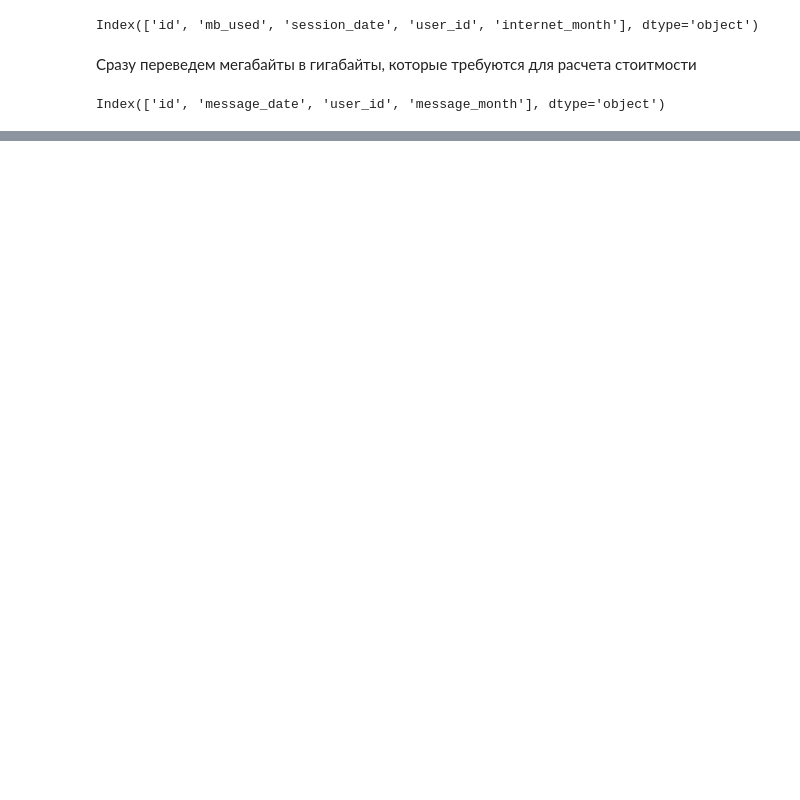
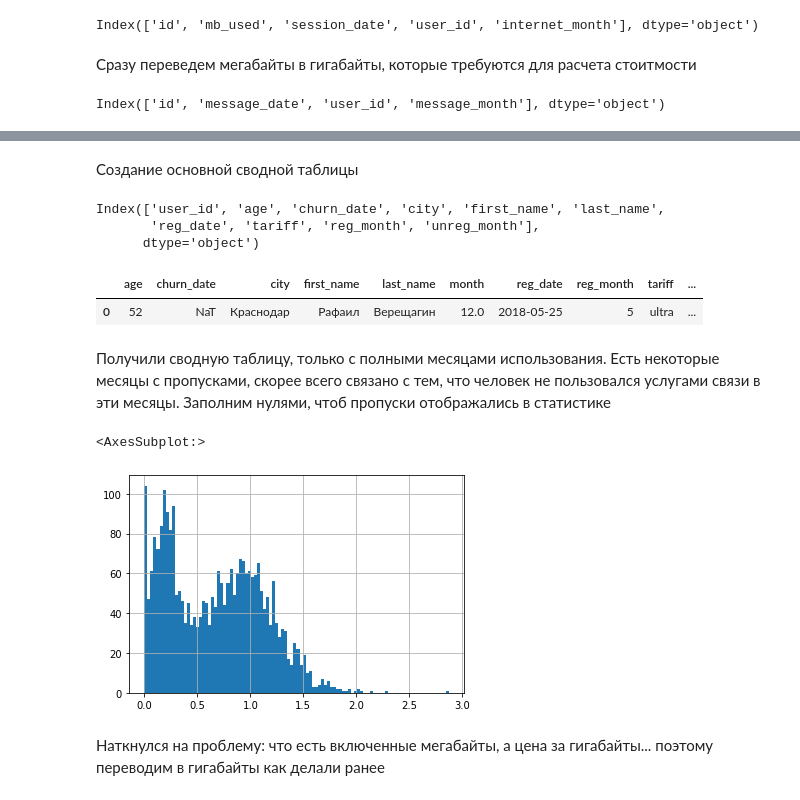
Before and after one commit to mangustik228/project_ds_5, a Jupyter notebook: project_5.ipynb, the cells around one changed output, grey strips where cells are left out. Cells and saved outputs as stored; diff of their text form; code cells hidden in the pictures; blank space fills up the shorter version.

```diff
--- a/project_5.ipynb
+++ b/project_5.ipynb
@@ -253,0 +255,2 @@ df_pivot_all = df_users.merge(df_pivot_calls, how='outer', on=['user_id'])
+# %% [markdown]
+Создание основной сводной таблицы
@@ -253,0 +260,9 @@ df_pivot_all = df_users.merge(df_pivot_calls, how='outer', on=['user_id'])
+# %%
+df_users.columns
+# %% [output]
+Index(['user_id', 'age', 'churn_date', 'city', 'first_name', 'last_name',
+       'reg_date', 'tariff', 'reg_month', 'unreg_month'],
+      dtype='object')
+# %%
+df_main = pd.DataFrame(columns=['user_id', 'age', 'churn_date', 'city', 'first_name', 'last_name',
+                                'reg_date', 'tariff', 'reg_month', 'unreg_month', 'month'])
@@ -253,0 +280,27 @@ df_pivot_all = df_users.merge(df_pivot_calls, how='outer', on=['user_id'])
+# %%
+df_users.apply(app_users, axis=1).head(1)
+# %% [output]
+|  | age | churn_date | city | first_name | last_name | month | reg_date | reg_month | tariff | ... |
+| 0 | 52 | NaT | Краснодар | Рафаил | Верещагин | 12.0 | 2018-05-25 | 5 | ultra | ... |
+# %%
+df_main = df_main.merge(df_pivot_internet, how='left', on=['user_id', 'month'])
+df_main = df_main.merge(df_pivot_calls, how='left', on=['user_id', 'month'])
+df_main = df_main.merge(df_pivot_messages, how='left', on=['user_id', 'month'])
+# %% [markdown]
+Получили сводную таблицу, только с полными месяцами использования. Есть некоторые месяцы с пропусками, скорее всего связано с тем, что человек не пользовался услугами связи в эти месяцы. Заполним нулями, чтоб пропуски отображались в статистике
+# %%
+columns_for_change_none = ['sum_duration', 'gb_used', 'count_message']
+for column in columns_for_change_none:
+    df_main[column].fillna(value=0, inplace=True)
+# %%
+df_main.rename(columns={'tariff' : 'tariff_name'}, inplace=True)
+df_main = df_main.merge(df_tariffs, how='outer', on='tariff_name')
+# %%
+# Какой % использован из выделенного тарифа
+df_main['per_minutes'] = df_main['sum_duration'] / df_main['minutes_included']
+df_main['per_minutes'].hist(bins=100)
+# %% [output]
+<AxesSubplot:>
+[figure, added]
+# %% [markdown]
+Наткнулся на проблему: что есть включенные мегабайты, а цена за гигабайты... поэтому переводим в гигабайты как делали ранее
```
Also changed, not shown: parts of 20 cells of this notebook.
